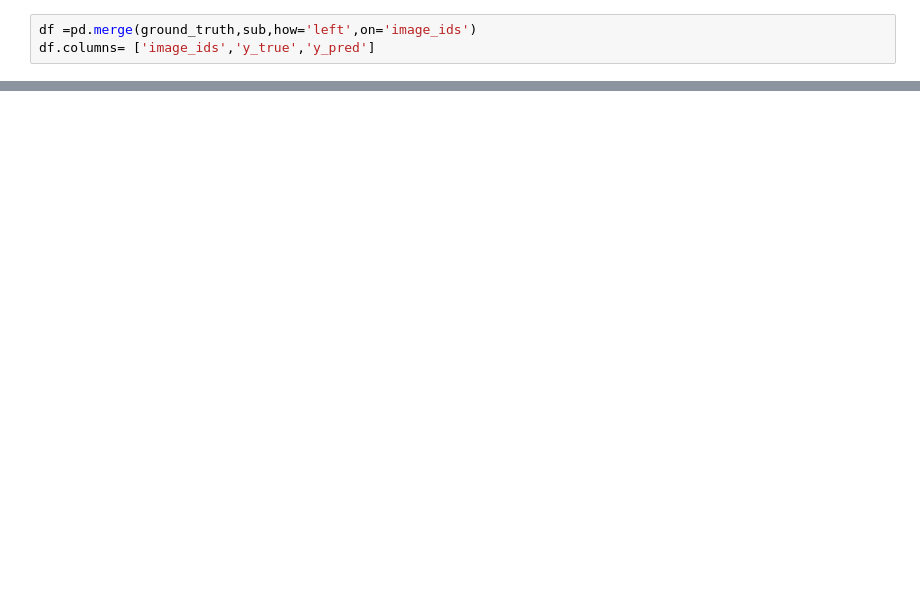
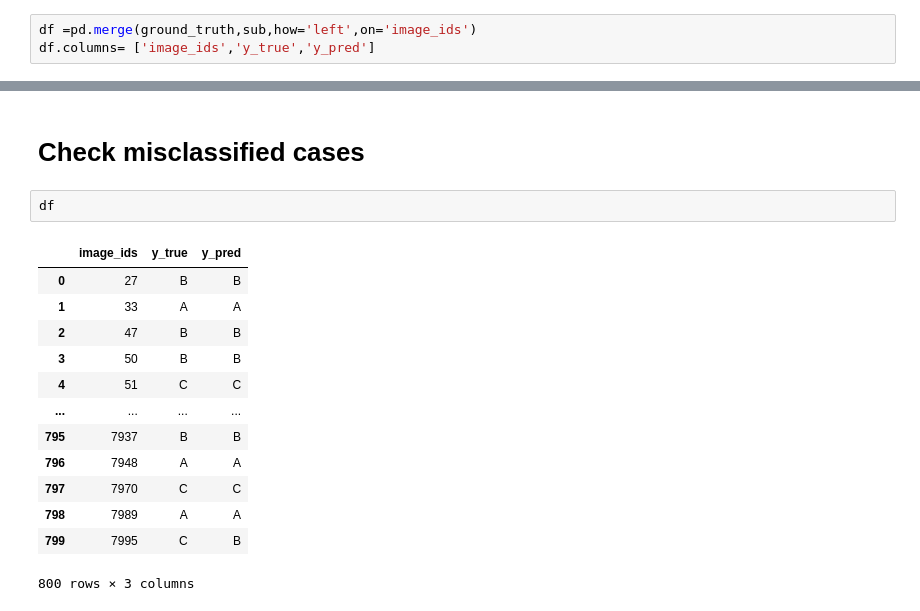
Before and after one commit to areomoon/Mongochu, a Jupyter notebook: areomoon/eval_metrics.ipynb, the cells around one changed output, grey strips where cells are left out. Cells and saved outputs as stored; diff of their text form; blank space fills up the shorter version.

```diff
--- a/areomoon/eval_metrics.ipynb
+++ b/areomoon/eval_metrics.ipynb
@@ -72,0 +73,18 @@ cm_analysis(df['y_true'],df['y_pred'], ['A','B','C'], ymap=None, figsize=(5,4))
+# %% [markdown]
+# Check misclassified cases
+# %%
+df
+# %% [output]
+|  | image_ids | y_true | y_pred |
+| 0 | 27 | B | B |
+| 1 | 33 | A | A |
+| 2 | 47 | B | B |
+| 3 | 50 | B | B |
+| 4 | 51 | C | C |
+| ... | ... | ... | ... |
+| 795 | 7937 | B | B |
+| 796 | 7948 | A | A |
+| 797 | 7970 | C | C |
+| 798 | 7989 | A | A |
+| 799 | 7995 | C | B |
+800 rows × 3 columns
```
Also changed, not shown: parts of 6 cells of this notebook, 5 other files.
